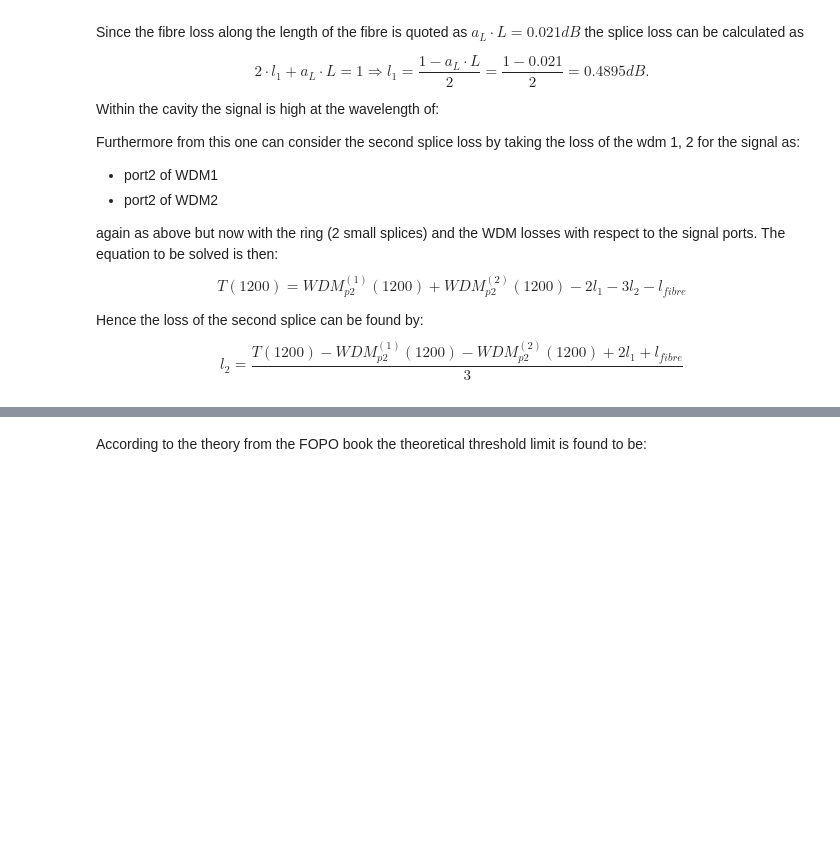
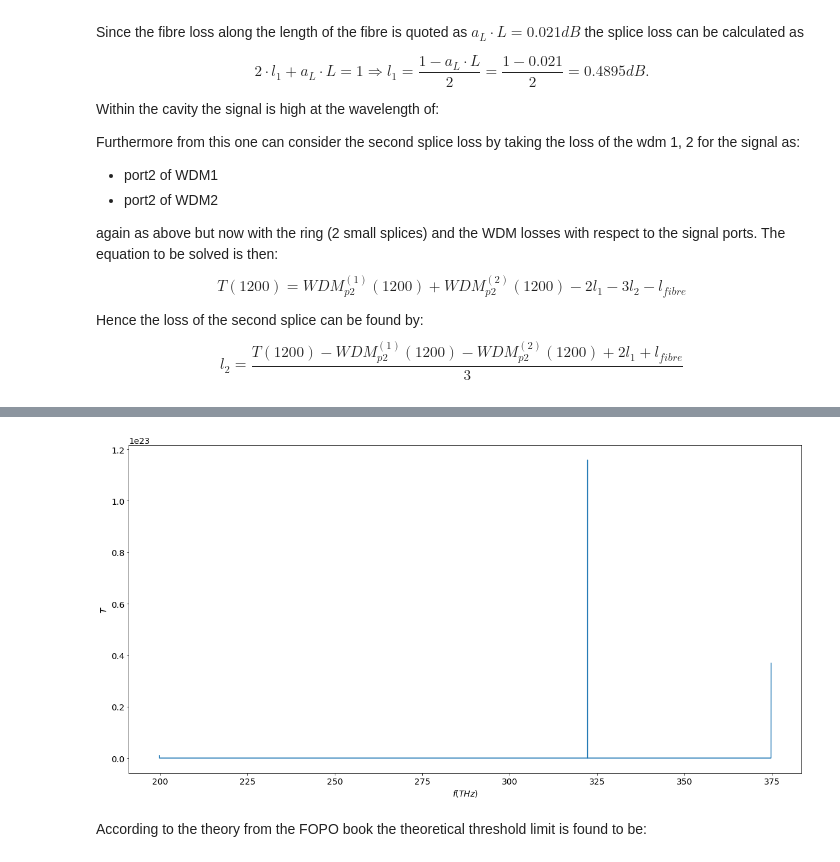
Before and after one commit to ibegleris/w-fopo, a Jupyter notebook: Dispersions_wavelength_finder.ipynb, the cells around one changed output, grey strips where cells are left out. Cells and saved outputs as stored; diff of their text form; code cells hidden in the pictures; blank space fills up the shorter version.

```diff
--- a/Dispersions_wavelength_finder.ipynb
+++ b/Dispersions_wavelength_finder.ipynb
@@ -326,19 +335,21 @@ totalT(lv,l1, l2)
 # %%
 fig = plt.figure(figsize=(20.0, 10.0))
 plt.gca().get_yaxis().get_major_formatter().set_useOffset(False)
 plt.plot(1e-3*c/lv, 100*totalT(lv,l1, l2))
-plt.axvline(f_sig, label = 'Signal',color='b')
-plt.axvline(f_c, label = 'cascade',color='r')
-plt.axvline(f_p, label = 'pump',color='m')
-plt.axvline(f_i, label = 'idler',color='k')
+#plt.axvline(f_sig, label = 'Signal',color='b')
+#plt.axvline(f_c, label = 'cascade',color='r')
+#plt.axvline(f_p, label = 'pump',color='m')
+#plt.axvline(f_i, label = 'idler',color='k')
 plt.xlabel(r'$f(THz)$')
 #plt.xlim(1050, 1250)
 #plt.ylim(0,80)
 plt.legend()
 plt.ylabel(r'$T$')
 plt.savefig('stable.png')
 #plt.title(['max at', np.max(100*totalT(lv,l1, l2))])
 plt.show()
+# %% [output]
+[figure, added]
 # %%
 #%matplotlib inline
 fig = plt.figure(figsize=(20.0, 10.0))
```
Also changed, not shown: parts of 5 cells of this notebook, 12 other files.
